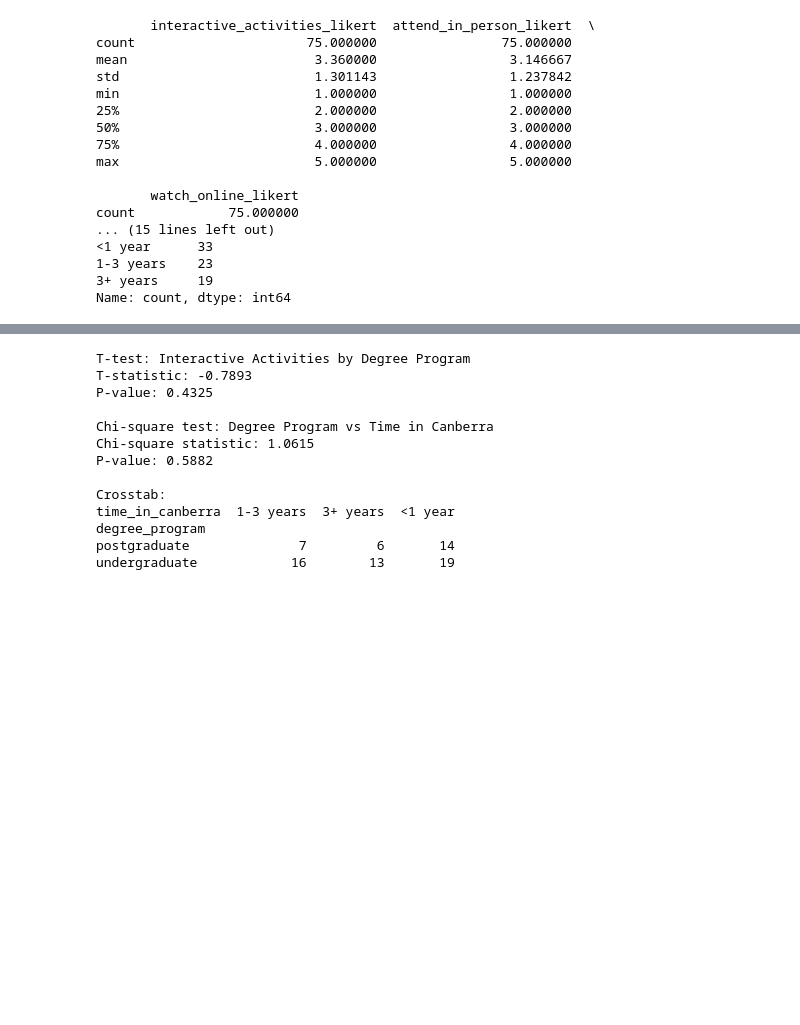
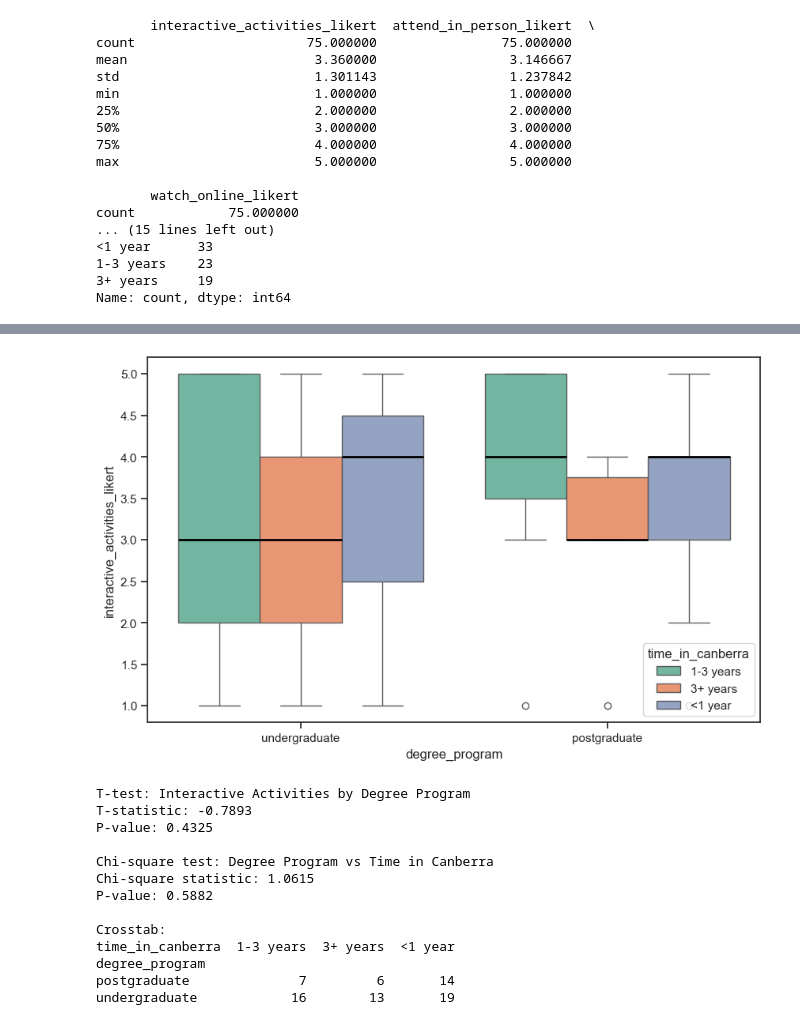
Before and after one commit to smcclab/thirty-nine-hundred-hci, a Jupyter notebook: notebooks/analyse_survey_data.ipynb, the cells around one changed output, grey strips where cells are left out. Drawn from its saved outputs; the diff is of its cells as text; code cells hidden in the pictures; blank space fills up the shorter version.

```diff
--- a/notebooks/analyse_survey_data.ipynb
+++ b/notebooks/analyse_survey_data.ipynb
@@ -77,2 +84,11 @@ sns.boxplot(data=survey_data, x='degree_program', y='interactive_activities_like
+# %%
+# more complex plots
+sns.set_theme(style="ticks", palette="Set2")
+plt.figure(figsize=(10, 6))
+sns.boxplot(data=survey_data, x='degree_program', y='interactive_activities_likert', hue='time_in_canberra', medianprops={'linewidth': 2, 'color': 'black'})
+plt.savefig('plots/fake_data_complex_boxplot.png', bbox_inches='tight', dpi=300)
+plt.show()
+# %% [output]
+[figure, added]
 # %%
 # 4. run some statistical tests
```
Also changed, not shown: parts of 13 cells of this notebook, 11 other files.
